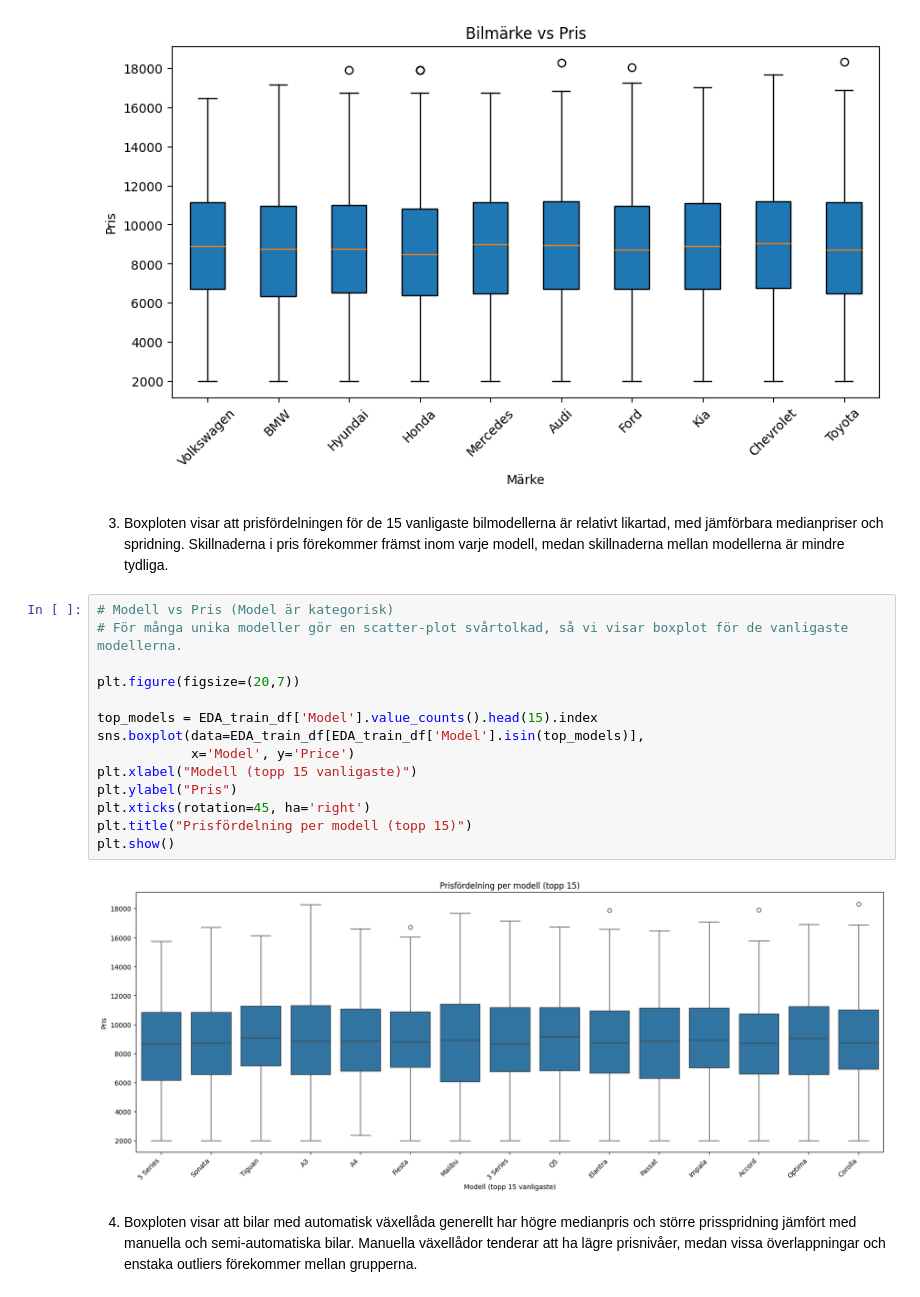
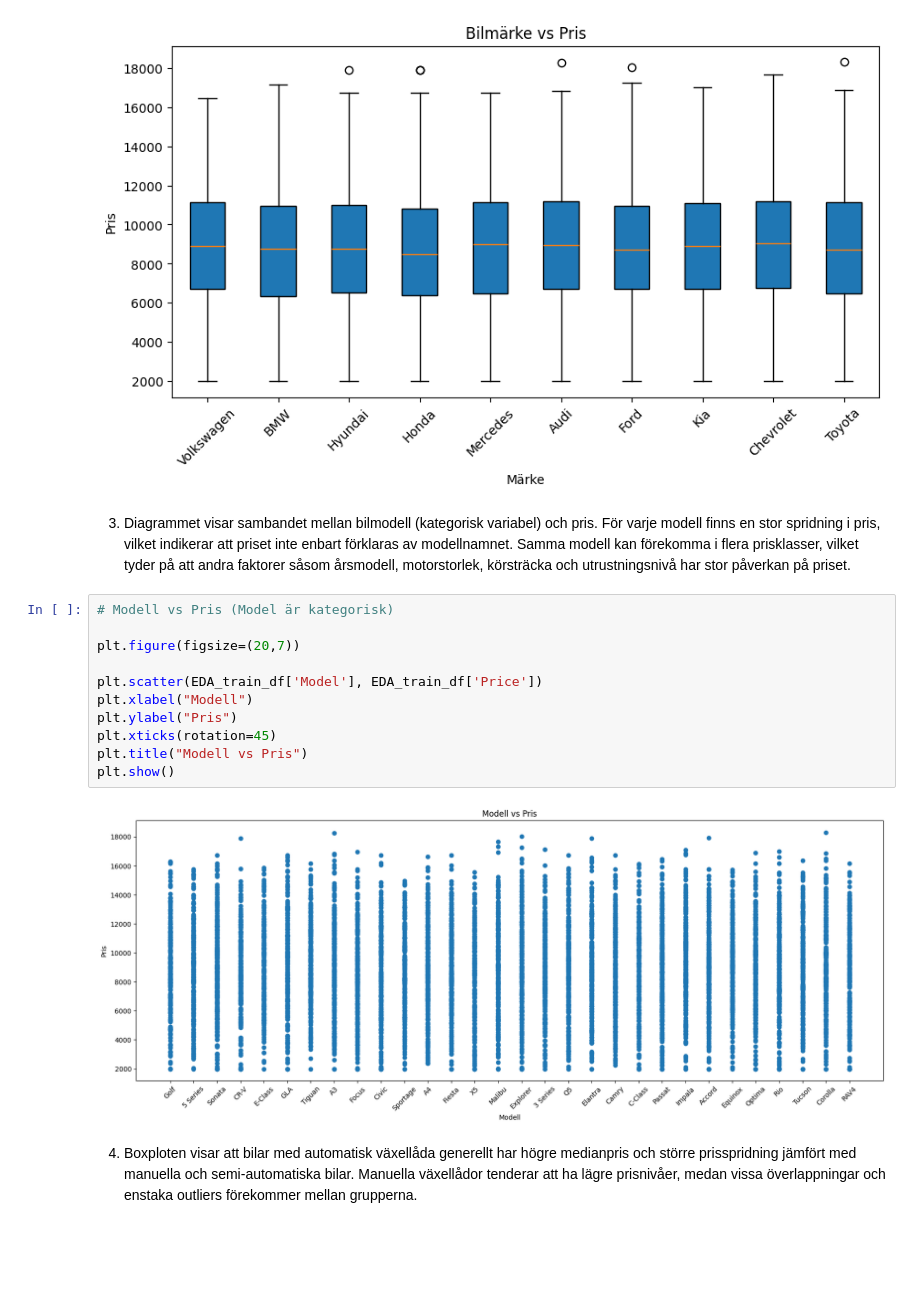
Before and after one commit to Pixelatrix/MachineLearning, a Jupyter notebook: Lillia/Lillia.ipynb, the cells around one changed output. Saved outputs shown, nothing was run; the diff lists cells and outputs as text; blank space fills up the shorter version.

```diff
--- a/Lillia/Lillia.ipynb
+++ b/Lillia/Lillia.ipynb
@@ -142,23 +142,20 @@ plt.show()
 # %% [output]
 [figure]
 # %% [markdown]
-3. Boxploten visar att prisfördelningen för de 15 vanligaste bilmodellerna är relativt likartad, med jämförbara medianpriser och spridning. Skillnaderna i pris förekommer främst inom varje modell, medan skillnaderna mellan modellerna är mindre tydliga.
+3. Diagrammet visar sambandet mellan bilmodell (kategorisk variabel) och pris. För varje modell finns en stor spridning i pris, vilket indikerar att priset inte enbart förklaras av modellnamnet. Samma modell kan förekomma i flera prisklasser, vilket tyder på att andra faktorer såsom årsmodell, motorstorlek, körsträcka och utrustningsnivå har stor påverkan på priset.
 # %%
 # Modell vs Pris (Model är kategorisk)
-# För många unika modeller gör en scatter-plot svårtolkad, så vi visar boxplot för de vanligaste modellerna.
 
 plt.figure(figsize=(20,7))
 
-top_models = EDA_train_df['Model'].value_counts().head(15).index
-sns.boxplot(data=EDA_train_df[EDA_train_df['Model'].isin(top_models)],
-            x='Model', y='Price')
-plt.xlabel("Modell (topp 15 vanligaste)")
+plt.scatter(EDA_train_df['Model'], EDA_train_df['Price'])
+plt.xlabel("Modell")
 plt.ylabel("Pris")
-plt.xticks(rotation=45, ha='right')
-plt.title("Prisfördelning per modell (topp 15)")
+plt.xticks(rotation=45)
+plt.title("Modell vs Pris")
 plt.show()
 # %% [output]
-[figure, old version]
+[figure, new version]
 # %% [markdown]
 4. Boxploten visar att bilar med automatisk växellåda generellt har högre medianpris och större prisspridning jämfört med manuella och semi-automatiska bilar. Manuella växellådor tenderar att ha lägre prisnivåer, medan vissa överlappningar och enstaka outliers förekommer mellan grupperna.
 # %%
```
Also changed, not shown: parts of 7 cells of this notebook.
